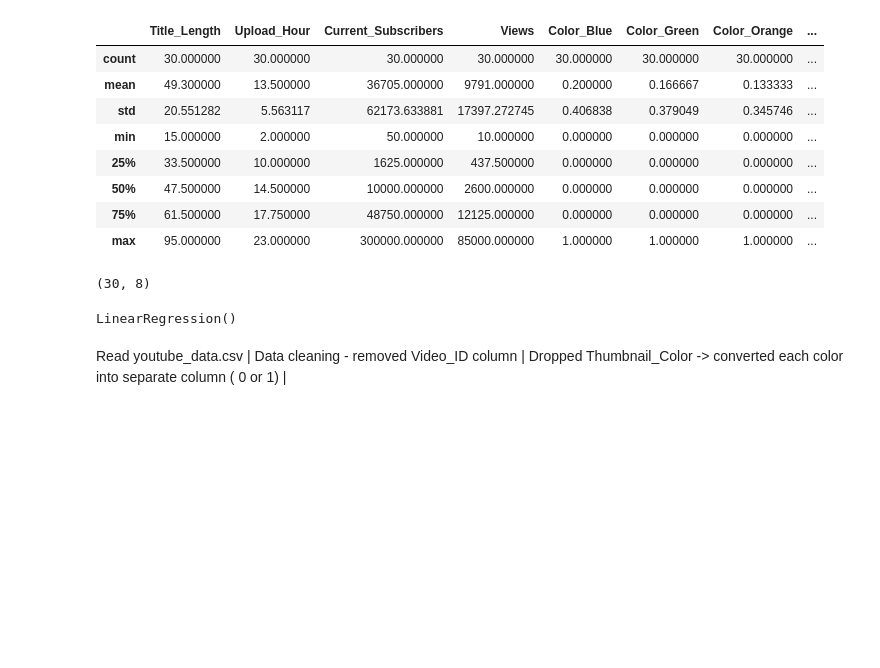
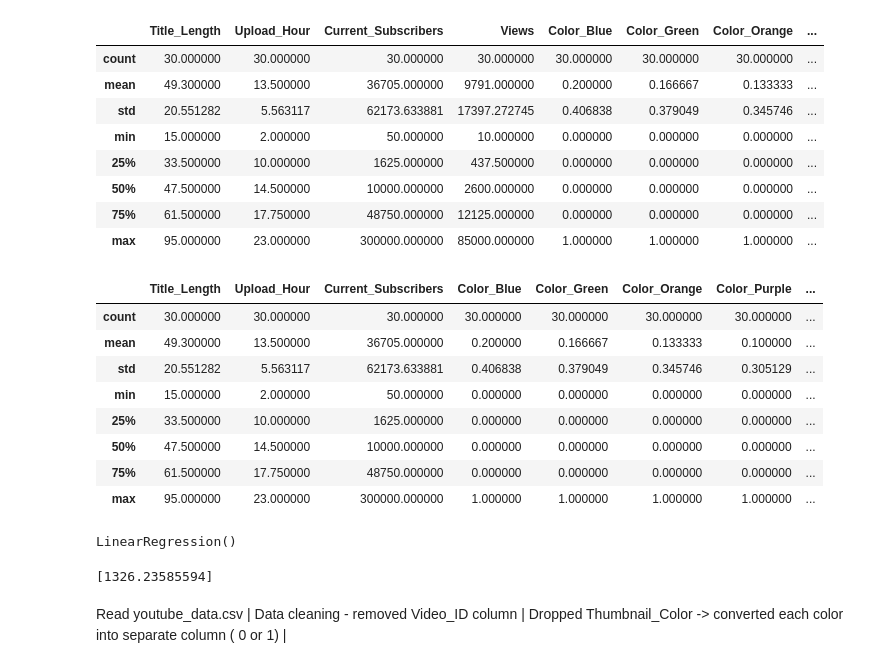
Before and after one commit to Kas-sim/my_python, a Jupyter notebook: ML Projects/trending_detector.ipynb, the cells around one changed output. Saved outputs shown, nothing was run; the diff lists cells and outputs as text; code cells hidden in the pictures; blank space fills up the shorter version.

Commit message:
here we go! our first ever prediction | the restult is - According the our model a video of title length 69, uploaded on 13, with 6969 subs chanel, with thumbnail color orange will get -> 1326 views

```diff
--- a/ML Projects/trending_detector.ipynb
+++ b/ML Projects/trending_detector.ipynb
@@ -85,14 +85,23 @@ upd_df.describe()
 # %%
 # X = [ upd_df['Title_Length'], upd_df['Upload_Hour'], upd_df['Current_Subscribers'], upd_df['Color_Blue'], upd_df['Color_Green'], upd_df['Color_Orange'], upd_df['Color_Purple'], upd_df['Color_Red'] ]
 
 X = pd.concat( [ upd_df.drop('Views', axis=1) ])
 
 # print(X)
 Y = upd_df['Views']
 # print(Y)
-print(X.shape)
+# print(X.shape)
+X.describe()
 # %% [output]
-(30, 8)
+|  | Title_Length | Upload_Hour | Current_Subscribers | Color_Blue | Color_Green | Color_Orange | Color_Purple | ... |
+| count | 30.000000 | 30.000000 | 30.000000 | 30.000000 | 30.000000 | 30.000000 | 30.000000 | ... |
+| mean | 49.300000 | 13.500000 | 36705.000000 | 0.200000 | 0.166667 | 0.133333 | 0.100000 | ... |
+| std | 20.551282 | 5.563117 | 62173.633881 | 0.406838 | 0.379049 | 0.345746 | 0.305129 | ... |
+| min | 15.000000 | 2.000000 | 50.000000 | 0.000000 | 0.000000 | 0.000000 | 0.000000 | ... |
+| 25% | 33.500000 | 10.000000 | 1625.000000 | 0.000000 | 0.000000 | 0.000000 | 0.000000 | ... |
+| 50% | 47.500000 | 14.500000 | 10000.000000 | 0.000000 | 0.000000 | 0.000000 | 0.000000 | ... |
+| 75% | 61.500000 | 17.750000 | 48750.000000 | 0.000000 | 0.000000 | 0.000000 | 0.000000 | ... |
+| max | 95.000000 | 23.000000 | 300000.000000 | 1.000000 | 1.000000 | 1.000000 | 1.000000 | ... |
 # %%
 model = LinearRegression()
 model.fit(X, Y)
@@ -101,3 +112,8 @@ LinearRegression()
+# %%
+Y_pred = model.predict(X_test)
+print(Y_pred)
+# %% [output]
+[1326.23585594]
 # %% [markdown]
 Read youtube_data.csv | Data cleaning - removed Video_ID column
 | Dropped Thumbnail_Color -> converted each color into separate column ( 0 or 1) |
```
Also changed, not shown: parts of 1 cell of this notebook.
